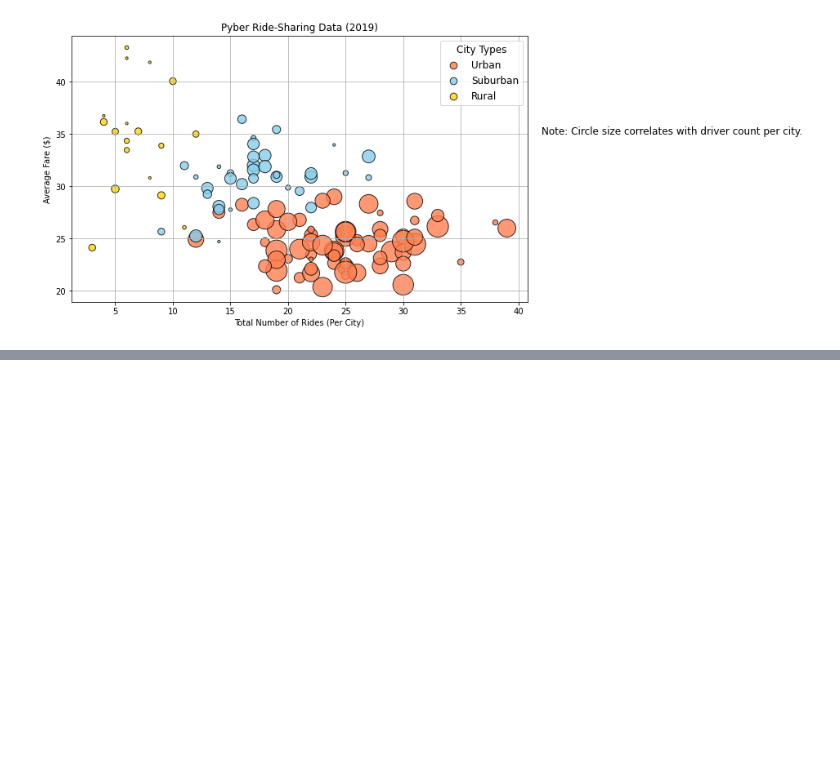
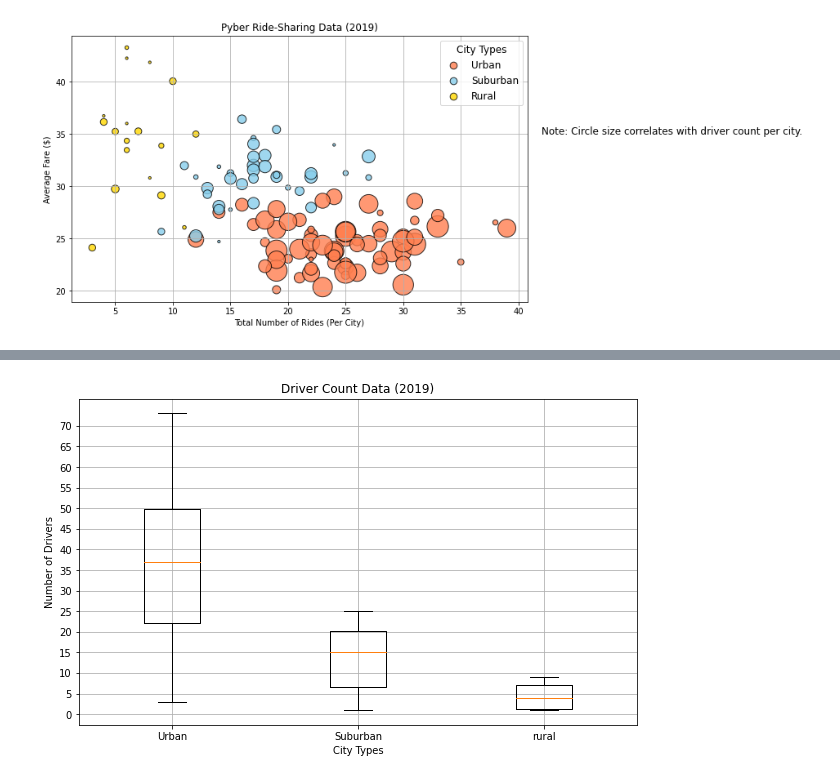
Before and after one commit to zborglin/Pyber_Analysis, a Jupyter notebook: Pyber.ipynb, the cells around one changed output, grey strips where cells are left out. Saved outputs shown, nothing was run; the diff lists cells and outputs as text; code cells hidden in the pictures; blank space fills up the shorter version.

```diff
--- a/Pyber.ipynb
+++ b/Pyber.ipynb
@@ -253,0 +445,15 @@ plt.show()
+# %%
+# Create the box-and-whisker plot for the urban driver count data.
+x_labels = ["Urban", "Suburban", "rural"]
+driver_count_data = [urban_driver_count,  suburban_driver_count, rural_driver_count]
+fig, ax = plt.subplots(figsize=(10,6))
+ax.boxplot(driver_count_data, labels=x_labels)
+ax.grid()
+ax.set_xlabel("City Types")
+ax.set_title("Driver Count Data (2019)")
+ax.set_ylabel("Number of Drivers")
+ax.set_yticks(np.arange(0, 75, step=5.0))
+
+plt.show()
+# %% [output]
+[figure, added]
```
Also changed, not shown: parts of 16 cells of this notebook, 1 other file.
